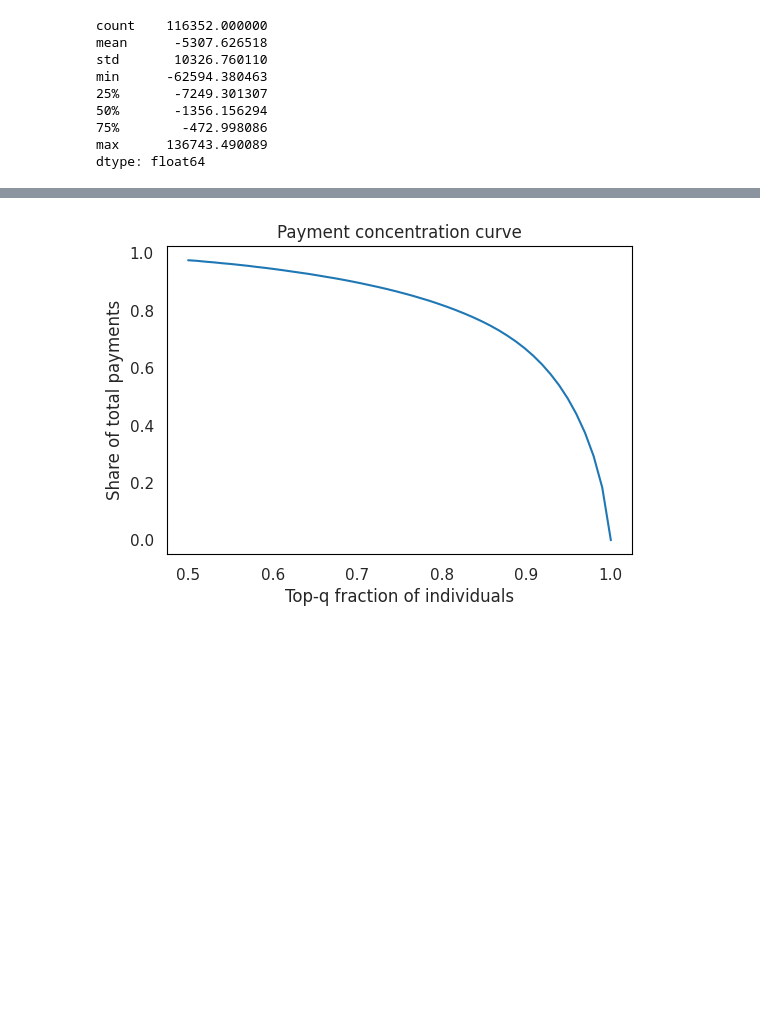
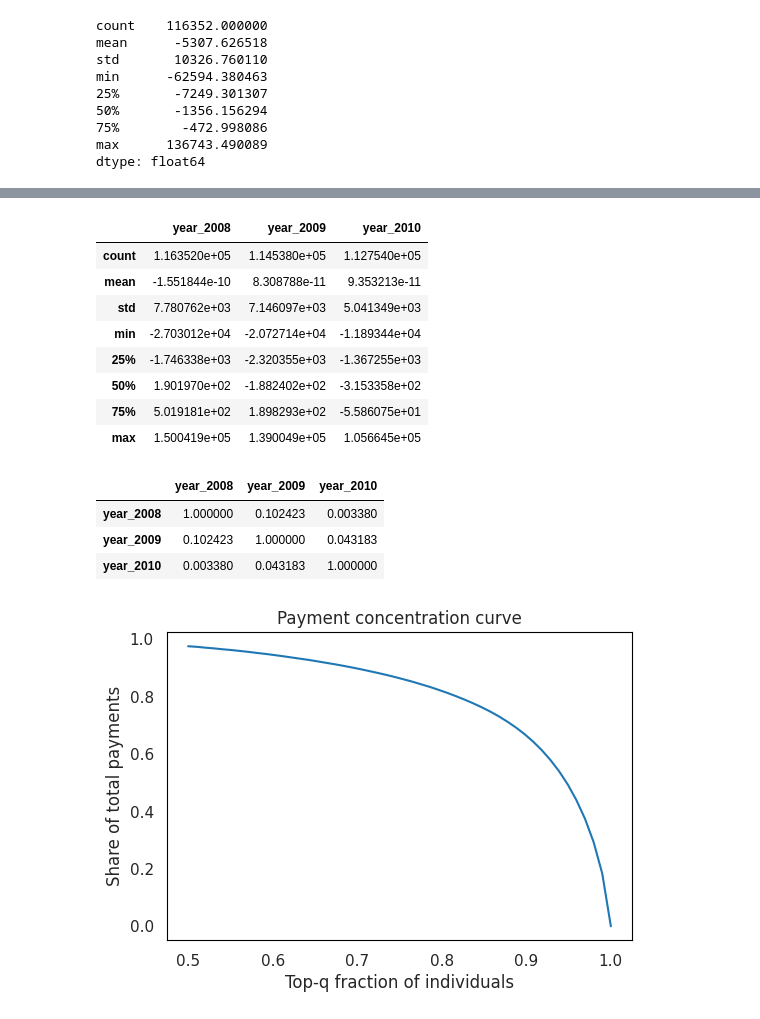
Before and after one commit to sylvaingchassang/generous_dynamic_contracting, a Jupyter notebook: gdc/cms/notebooks/cms_overview.ipynb, the cells around one changed output, grey strips where cells are left out. Saved outputs shown, nothing was run; the diff lists cells and outputs as text; code cells hidden in the pictures; blank space fills up the shorter version.

```diff
--- a/gdc/cms/notebooks/cms_overview.ipynb
+++ b/gdc/cms/notebooks/cms_overview.ipynb
@@ -352,3 +377,22 @@ dtype: float64
+# %%
+df_resids.describe()
+# %% [output]
+|  | year_2008 | year_2009 | year_2010 |
+| count | 1.163520e+05 | 1.145380e+05 | 1.127540e+05 |
+| mean | -1.551844e-10 | 8.308788e-11 | 9.353213e-11 |
+| std | 7.780762e+03 | 7.146097e+03 | 5.041349e+03 |
+| min | -2.703012e+04 | -2.072714e+04 | -1.189344e+04 |
+| 25% | -1.746338e+03 | -2.320355e+03 | -1.367255e+03 |
+| 50% | 1.901970e+02 | -1.882402e+02 | -3.153358e+02 |
+| 75% | 5.019181e+02 | 1.898293e+02 | -5.586075e+01 |
+| max | 1.500419e+05 | 1.390049e+05 | 1.056645e+05 |
+# %%
+df_resids.corr()
+# %% [output]
+|  | year_2008 | year_2009 | year_2010 |
+| year_2008 | 1.000000 | 0.102423 | 0.003380 |
+| year_2009 | 0.102423 | 1.000000 | 0.043183 |
+| year_2010 | 0.003380 | 0.043183 | 1.000000 |
 # %%
 import numpy as np
 
```
Also changed, not shown: parts of 6 cells of this notebook, 1 other file.
